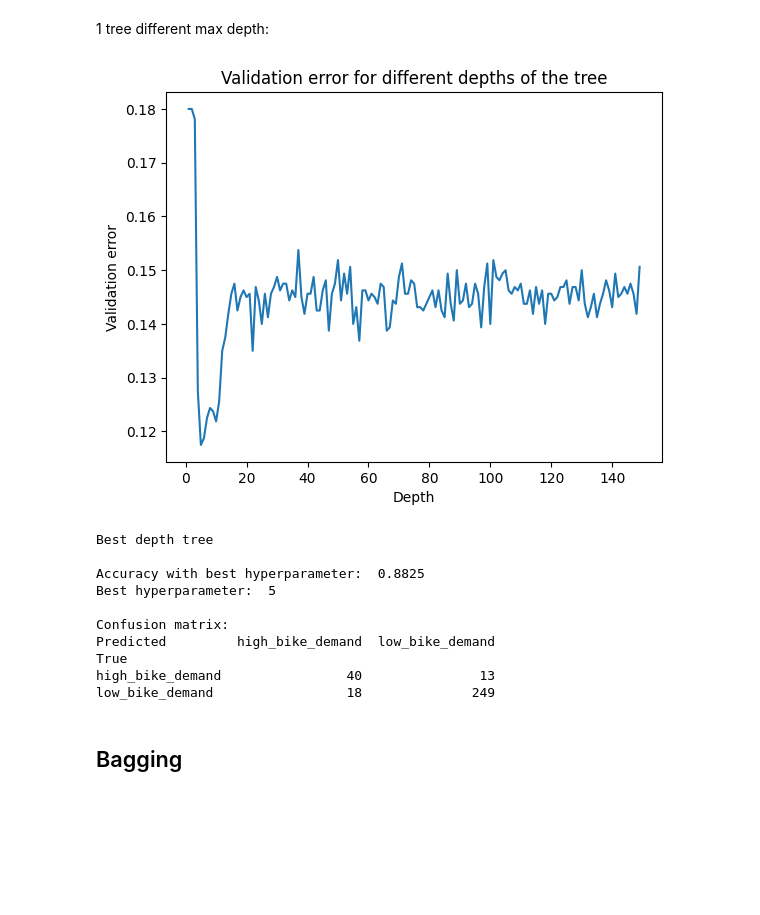
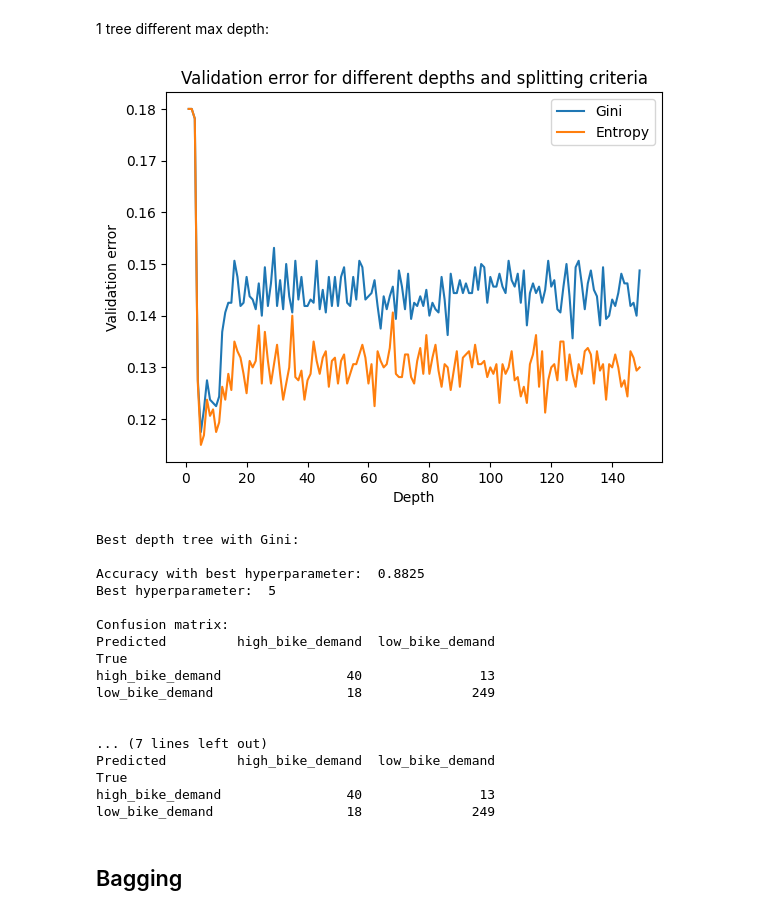
Before and after one commit to Jackebacke/SML-Project, a Jupyter notebook: Project/Tree.ipynb, the cells around one changed output. Cells and saved outputs as stored; diff of their text form; code cells hidden in the pictures; blank space fills up the shorter version.

```diff
--- a/Project/Tree.ipynb
+++ b/Project/Tree.ipynb
@@ -47,20 +50,27 @@ def best_hyperparam(acc, range_hyperparam, model, hyperparam_name):
 1 tree different max depth:
 # %%
 depths = range(1, 150)
-acc = k_fold_cross_validation(tree.DecisionTreeClassifier, depths, 'max_depth')
+acc_gini = k_fold_cross_validation(tree.DecisionTreeClassifier, depths, 'max_depth')
+acc_entropy = k_fold_cross_validation(tree.DecisionTreeClassifier, depths, 'max_depth', {'criterion':'entropy'})
 # %%
-plt.plot(depths, 1- acc)
+plt.plot(depths, 1- acc_gini, label='Gini')
+plt.plot(depths, 1- acc_entropy, label='Entropy')
 plt.xlabel('Depth')
 plt.ylabel('Validation error')
-plt.title('Validation error for different depths of the tree')
+plt.title('Validation error for different depths and splitting criteria')
+plt.legend()
+plt.savefig('Figures/SingleTree.png')
 plt.show()
 # %% [output]
-[figure, old version]
+[figure, new version]
 # %%
-print(f'Best depth tree \n')
-best_hyperparam(acc, depths, tree.DecisionTreeClassifier, 'max_depth')
+print(f'Best depth tree with Gini:\n')
+best_hyperparam(acc_gini, depths, tree.DecisionTreeClassifier, 'max_depth')
+print('\n\n')
+print(f'Best depth tree with Entropy:\n')
+best_hyperparam(acc_entropy, depths, tree.DecisionTreeClassifier, 'max_depth', {'criterion':'entropy'})
 # %% [output]
-Best depth tree
+Best depth tree with Gini:
 
 Accuracy with best hyperparameter:  0.8825
 Best hyperparameter:  5
@@ -70,6 +80,13 @@ Predicted         high_bike_demand  low_bike_demand
 True
 high_bike_demand                40               13
 low_bike_demand                 18              249
+
+
+... (7 lines left out)
+Predicted         high_bike_demand  low_bike_demand
+True
+high_bike_demand                40               13
+low_bike_demand                 18              249
 # %% [markdown]
 ## Bagging
 # %% [markdown]
```
Also changed, not shown: parts of 17 cells of this notebook, 6 other files.
